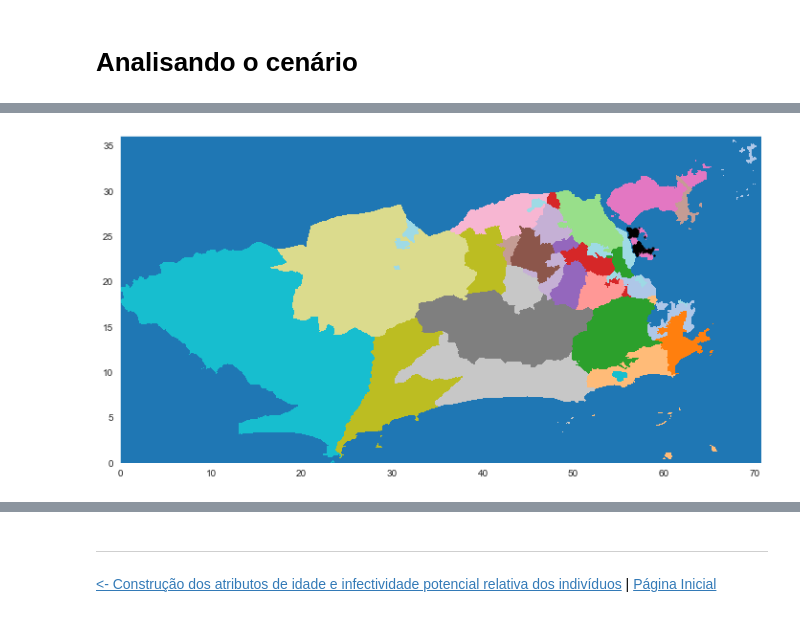
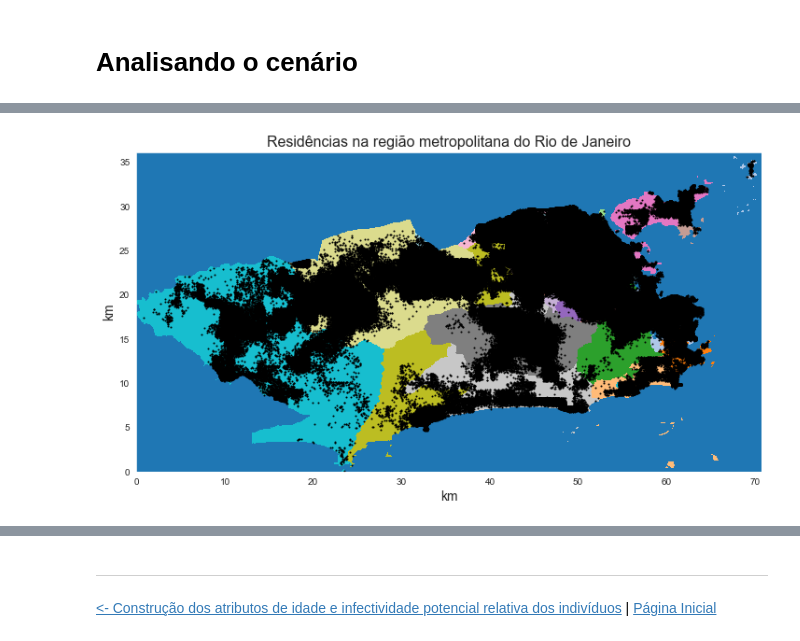
Before and after one commit to ModSiming/EpiSiming, a Jupyter notebook: notebooks/01.06-Cenario_completo.ipynb, the cells around one changed output, grey strips where cells are left out. Drawn from its saved outputs; the diff is of its cells as text; code cells hidden in the pictures.

Commit message:
fix plot_res from id of neighborhood

```diff
--- a/notebooks/01.06-Cenario_completo.ipynb
+++ b/notebooks/01.06-Cenario_completo.ipynb
@@ -54,7 +76,10 @@ Wall time: 5.41 s
 # %%
 plt.figure(figsize=(12,8))
 rio.show_nbh()
-rio.plot_res(nbh='Cidade Universitaria', color='black')
+rio.plot_res(color='black')
+plt.title('Residências na região metropolitana do Rio de Janeiro', fontsize=16)
+plt.xlabel('km', fontsize=14)
+plt.ylabel('km', fontsize=14)
 plt.show()
 # %% [output]
-[figure, old version]
+[figure, new version]
```
Also changed, not shown: parts of 5 cells of this notebook, 1 other file.
